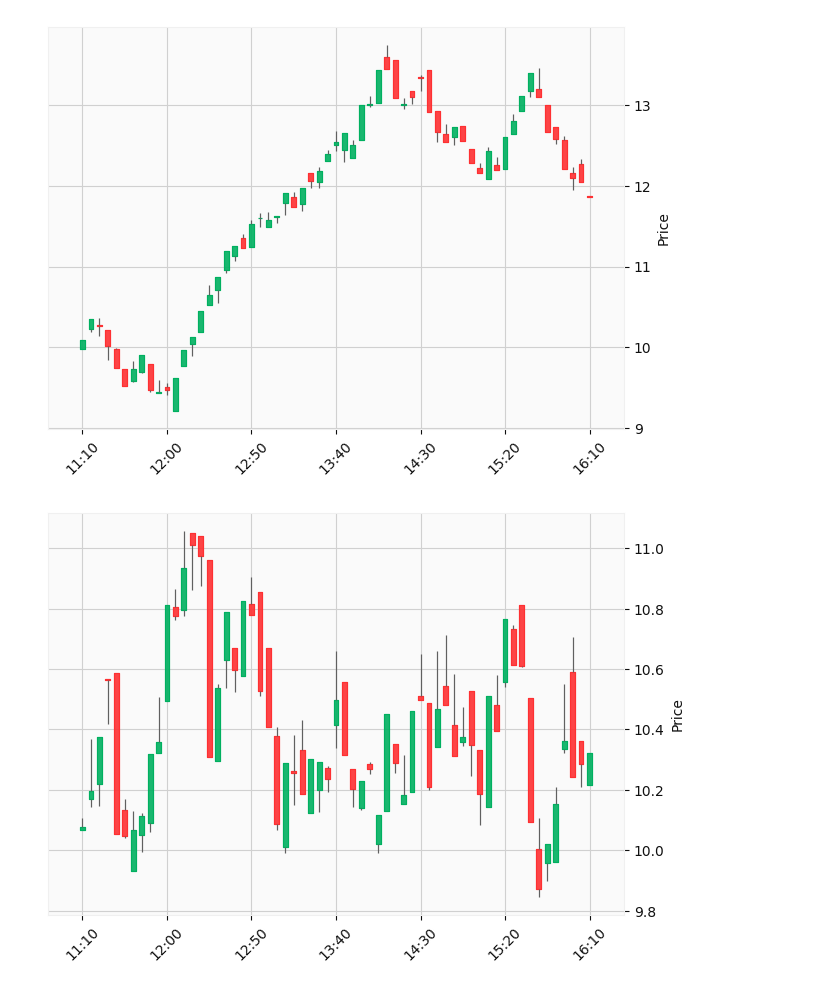
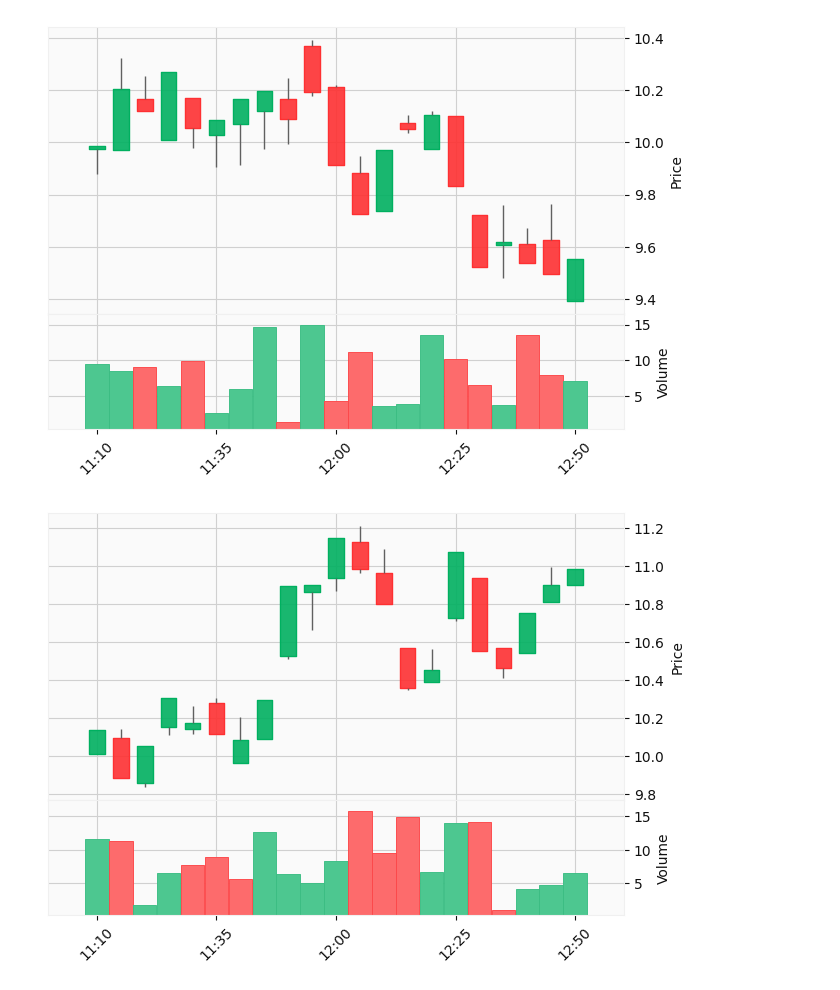
Before and after one commit to sharavsambuu/synthetic-equities, a Jupyter notebook: simple_gbm_exp.ipynb, the cells around one changed output. Cells and saved outputs as stored; diff of their text form; code cells hidden in the pictures.

Commit message:
tried to render candle with some random volumes.

```diff
--- a/simple_gbm_exp.ipynb
+++ b/simple_gbm_exp.ipynb
@@ -110,7 +114,7 @@ mpf.plot(df_xm, type='candle', style='yahoo')
 mu          = 0.001
 sigma       = 0.01
 start_price = 10
-size        = 300
+size        = 100
 timeframe   = 5
 
 returns = np.random.normal(loc=mu, scale=sigma, size=size)
@@ -126,36 +130,38 @@ df = df.set_index(pd.DatetimeIndex(df['datetime']))
 df = df.drop(['datetime'], axis=1)
 
 df_xm = df['price'].resample(f"{timeframe}Min").ohlc()
+df_xm['Volume'] = 1.0 + np.random.sample(len(df_xm)) * 15
 df_xm = df_xm.rename(columns={"open": "Open", "high": "High", "low":"Low", "close":"Close"})
 
-mpf.plot(df_xm, type='candle', style='yahoo')
+mpf.plot(df_xm, type='candle', style='yahoo', volume=True)
 # %% [output]
-[figure, old version]
+[figure, new version]
 # %%
 mu          = 0.001
 sigma       = 0.01
 start_price = 10
-size        = 300
+size        = 100
 timeframe   = 5
 
 returns = np.random.normal(loc=mu, scale=sigma, size=size)
 prices  = start_price*(1+returns).cumprod()
 
 df = pd.DataFrame()
 df['price'] = prices
 
 start_dt = datetime.strptime("12/1/2020 11:12:00.000000", "%d/%m/%Y %H:%M:%S.%f")
 df['datetime'] = [pd.to_datetime(start_dt+pd.DateOffset(minutes=offset)) for offset in range(0, len(df))]
 
 df = df.set_index(pd.DatetimeIndex(df['datetime']))
 df = df.drop(['datetime'], axis=1)
 
 df_xm = df['price'].resample(f"{timeframe}Min").ohlc()
+df_xm['Volume'] = 1.0 + np.random.sample(len(df_xm)) * 15
 df_xm = df_xm.rename(columns={"open": "Open", "high": "High", "low":"Low", "close":"Close"})
 
-mpf.plot(df_xm, type='candle', style='yahoo')
+mpf.plot(df_xm, type='candle', style='yahoo', volume=True)
 # %% [output]
-[figure, old version]
+[figure, new version]
 # %%
 mu          = 0.001
 sigma       = 0.01
```
Also changed, not shown: parts of 9 cells of this notebook, 2 other files.
